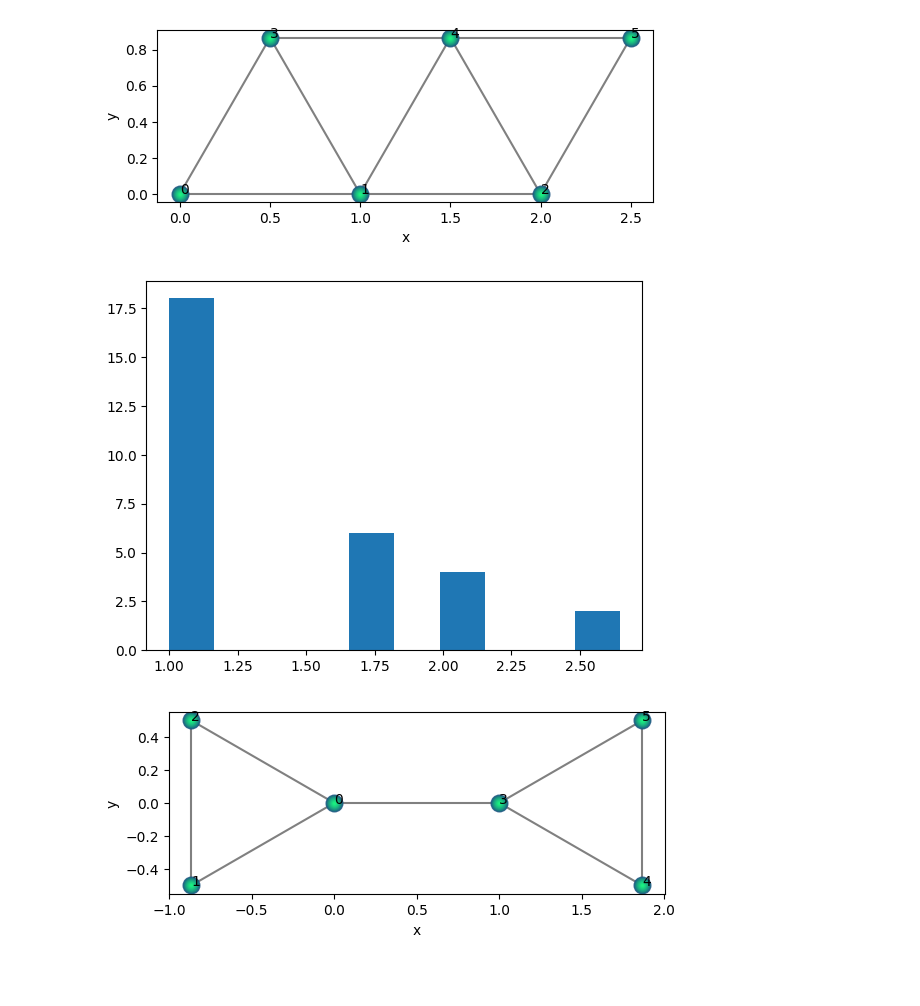
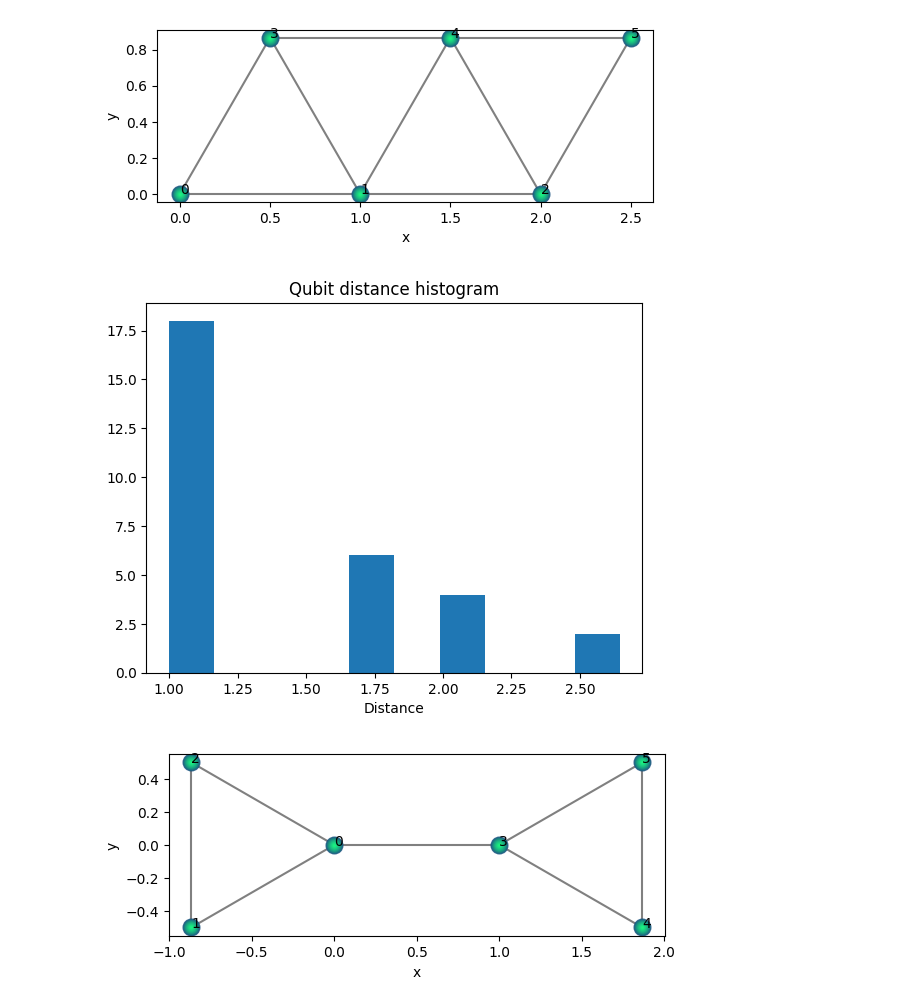
Before and after one commit to ICHEC/qse, a Jupyter notebook: examples/gate_based.ipynb, the cells around one changed output. Saved outputs shown, nothing was run; the diff lists cells and outputs as text; code cells hidden in the pictures; blank space fills up the shorter version.

```diff
--- a/examples/gate_based.ipynb
+++ b/examples/gate_based.ipynb
@@ -32,9 +32,11 @@ qbits.draw(show_labels=True, radius="nearest")
 [figure]
 # %%
 plt.hist([i for i in qbits.get_all_distances().flatten() if i > 0.01])
+plt.title("Qubit distance histogram")
+plt.xlabel("Distance")
 plt.show()
 # %% [output]
-[figure, old version]
+[figure, new version]
 # %%
 h = np.sqrt(1 - 0.5*0.5)
 
```
Also changed, not shown: parts of 6 cells of this notebook, 1 other file.
